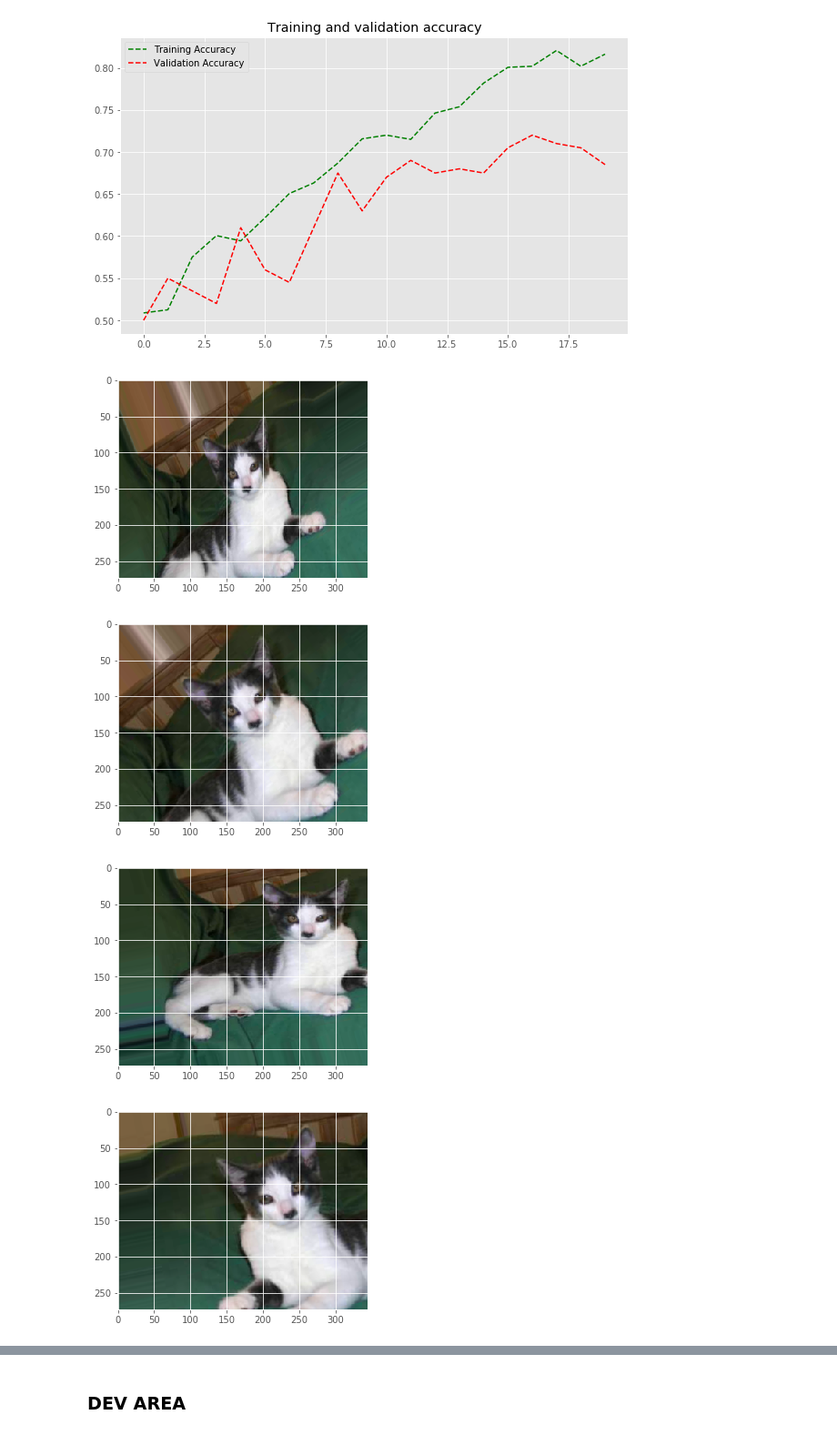
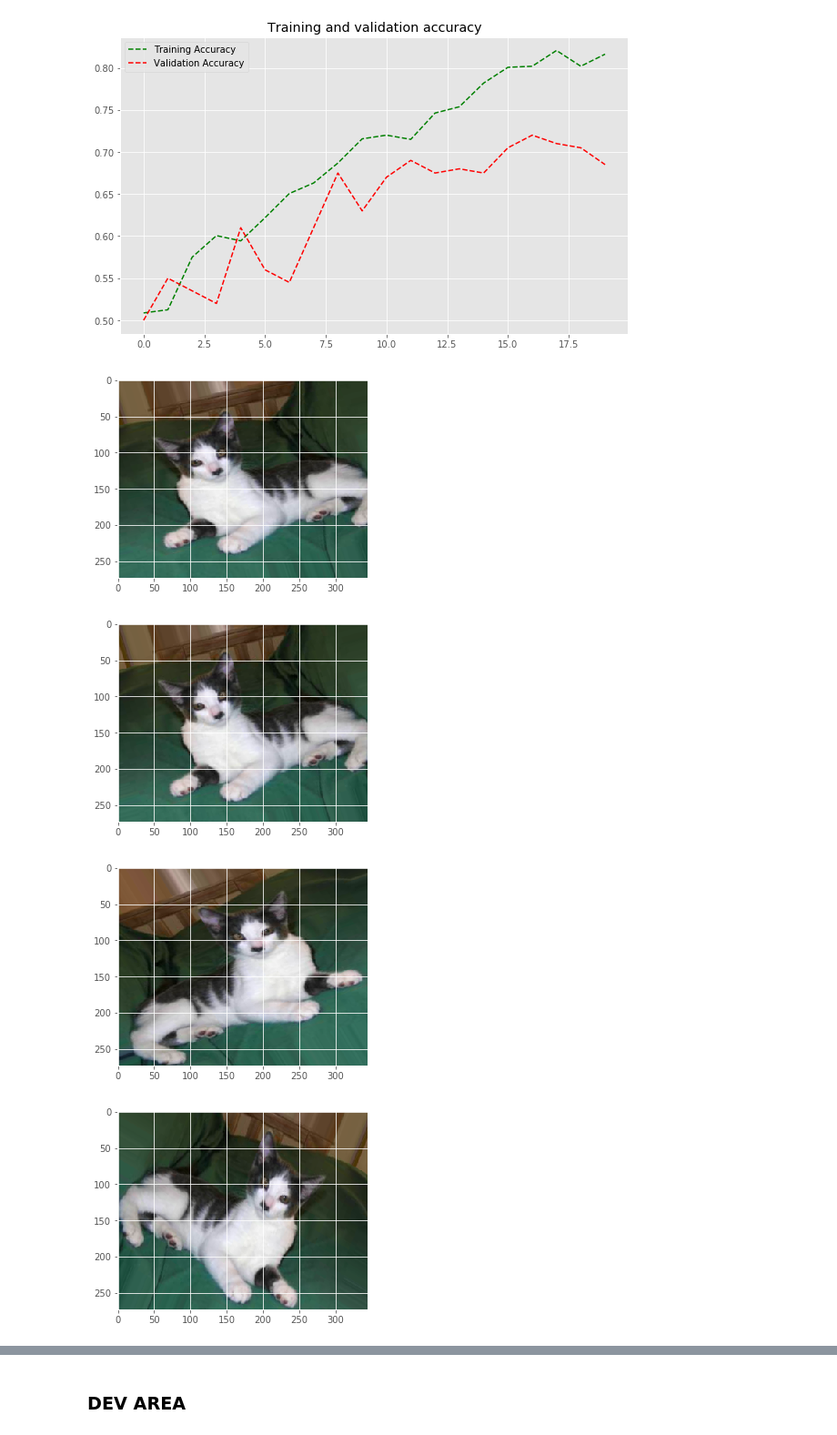
Before and after one commit to rdgreene/CNN-Workshop, a Jupyter notebook: CNN_Workshop.ipynb, the cells around one changed output, grey strips where cells are left out. Shown at 91% size. Cells and saved outputs as stored; diff of their text form; code cells hidden in the pictures.

```diff
--- a/CNN_Workshop.ipynb
+++ b/CNN_Workshop.ipynb
@@ -145,28 +146,27 @@ plt.show()
 [figure]
 # %%
 datagen = ImageDataGenerator(
-      rotation_range=45,
-      width_shift_range=0.25,
-      height_shift_range=0.25,
-      shear_range=0.25,
-      zoom_range=0.25,
-      horizontal_flip=True,
-      fill_mode='nearest')
+    rotation_range=30,
+    shear_range=0.2,
+    zoom_range=0.2,
+    horizontal_flip=True,
+    fill_mode='nearest'
+    )
 
 img = image.load_img('data/train/cats/123.jpg')
 x = image.img_to_array(img)
 x = x.reshape((1,) + x.shape)
 
 i = 0
 for i, batch in enumerate(datagen.flow(x, batch_size=1)):
     plt.figure(i)
     imgplot = plt.imshow(image.array_to_img(batch[0]))
     if i > 4:
         break
 
 plt.show()
 # %% [output]
-[figure, old version]
+[figure, new version]
-[figure, old version]
+[figure, new version]
-[figure, old version]
+[figure, new version]
-[figure, old version]
+[figure, new version]
```
Also changed, not shown: parts of 13 cells of this notebook.
